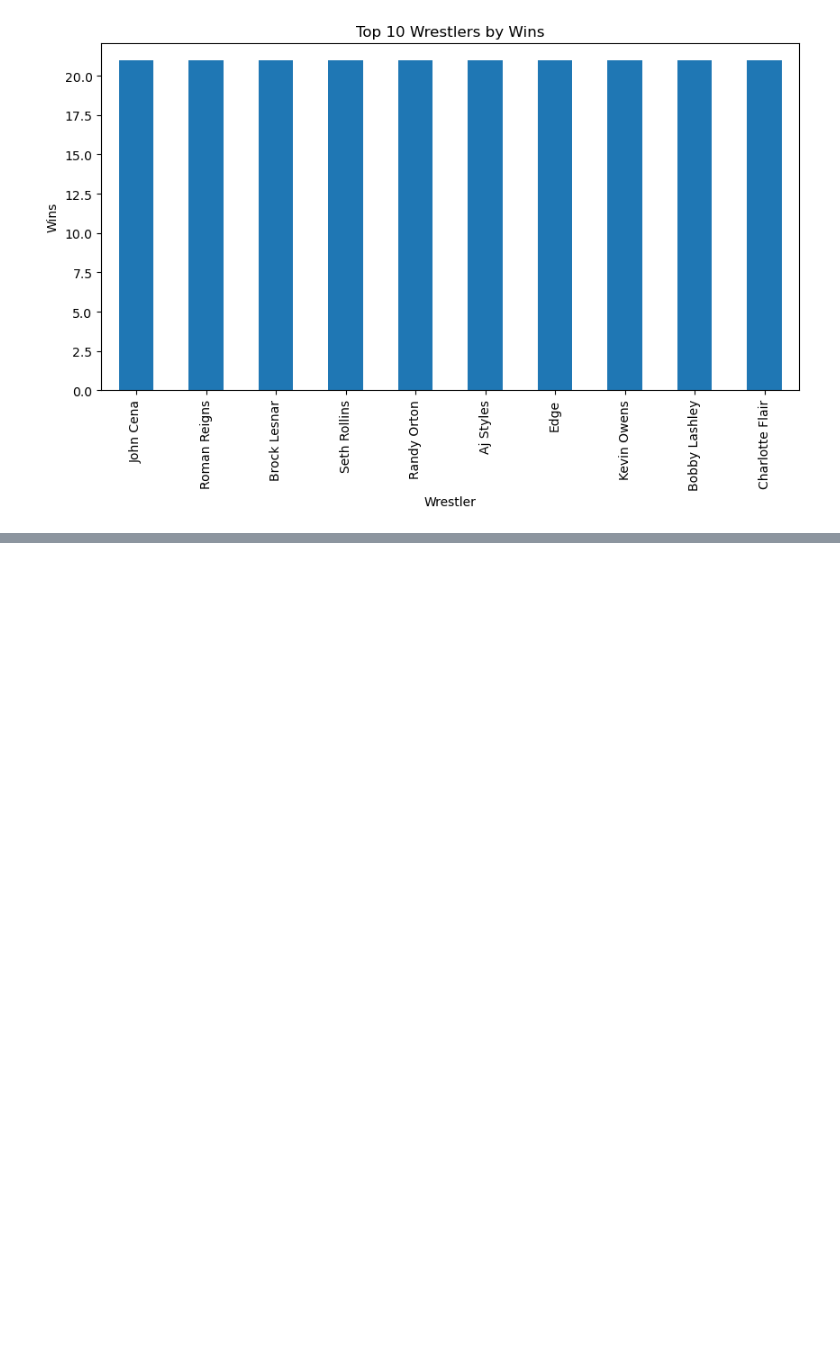
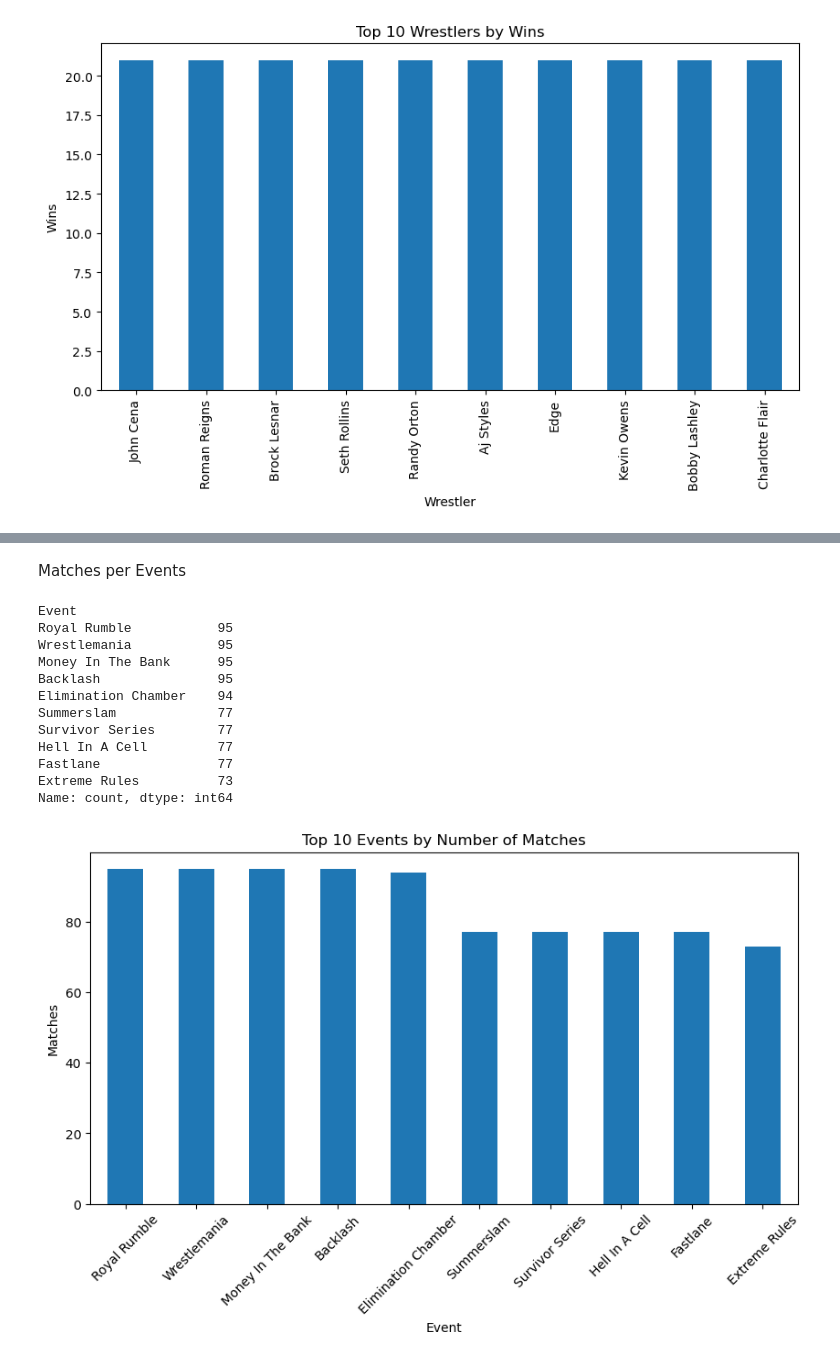
Before and after one commit to Anikkarki/wrestling_DataScience, a Jupyter notebook: code/EDA.ipynb, the cells around one changed output, grey strips where cells are left out. Drawn from its saved outputs; the diff is of its cells as text; code cells hidden in the pictures; blank space fills up the shorter version.

```diff
--- a/code/EDA.ipynb
+++ b/code/EDA.ipynb
@@ -220,0 +248,27 @@ Name: Year, dtype: int32
+# %% [markdown]
+Matches per Events
+# %%
+event_counts = df['Event'].value_counts().head(10)
+print(event_counts)
+
+plt.figure(figsize=(10,5))
+event_counts.plot(kind='bar')
+plt.title("Top 10 Events by Number of Matches")
+plt.xlabel("Event")
+plt.ylabel("Matches")
+plt.xticks(rotation=45)
+plt.show()
+# %% [output]
+Event
+Royal Rumble           95
+Wrestlemania           95
+Money In The Bank      95
+Backlash               95
+Elimination Chamber    94
+Summerslam             77
+Survivor Series        77
+Hell In A Cell         77
+Fastlane               77
+Extreme Rules          73
+Name: count, dtype: int64
+[figure, added]
```
Also changed, not shown: parts of 7 cells of this notebook.
